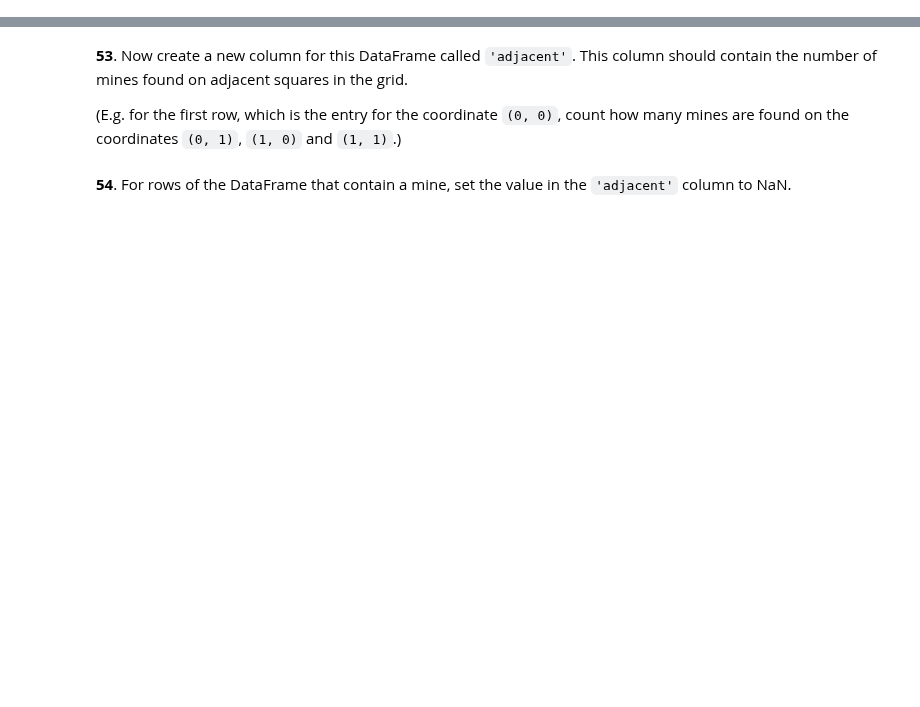
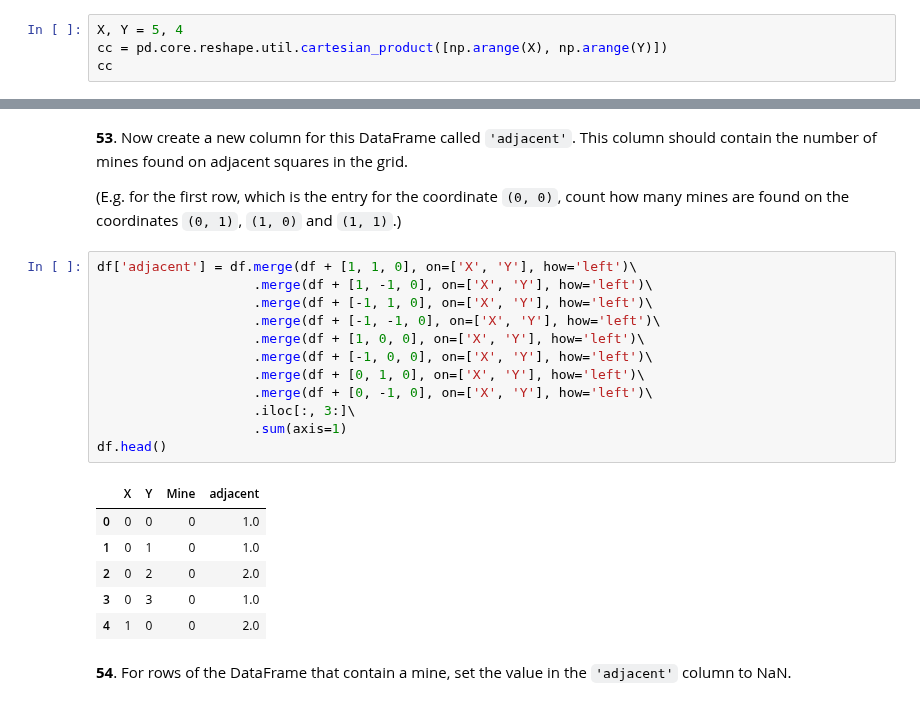
Before and after one commit to Jeyramana/GUVI_Assignments, a Jupyter notebook: Assignment_2/pandas_tasks.ipynb, the cells around one changed output, grey strips where cells are left out. Cells and saved outputs as stored; diff of their text form; blank space fills up the shorter version.

````diff
--- a/Assignment_2/pandas_tasks.ipynb
+++ b/Assignment_2/pandas_tasks.ipynb
@@ -931,3 +931,7 @@ To begin, generate a DataFrame `df` with two columns, `'x'` and `'y'` containing
 1  0  1
 2  0  2
 ```
+# %%
+X, Y = 5, 4
+cc = pd.core.reshape.util.cartesian_product([np.arange(X), np.arange(Y)])
+cc
@@ -937,5 +964,24 @@ To begin, generate a DataFrame `df` with two columns, `'x'` and `'y'` containing
 **53**. Now create a new column for this DataFrame called `'adjacent'`. This column should contain the number of mines found on adjacent squares in the grid.
 
 (E.g. for the first row, which is the entry for the coordinate `(0, 0)`, count how many mines are found on the coordinates `(0, 1)`, `(1, 0)` and `(1, 1)`.)
+# %%
+df['adjacent'] = df.merge(df + [1, 1, 0], on=['X', 'Y'], how='left')\
+                    .merge(df + [1, -1, 0], on=['X', 'Y'], how='left')\
+                    .merge(df + [-1, 1, 0], on=['X', 'Y'], how='left')\
+                    .merge(df + [-1, -1, 0], on=['X', 'Y'], how='left')\
+                    .merge(df + [1, 0, 0], on=['X', 'Y'], how='left')\
+                    .merge(df + [-1, 0, 0], on=['X', 'Y'], how='left')\
+                    .merge(df + [0, 1, 0], on=['X', 'Y'], how='left')\
+                    .merge(df + [0, -1, 0], on=['X', 'Y'], how='left')\
+                    .iloc[:, 3:]\
+                    .sum(axis=1)
+df.head()
+# %% [output]
+|  | X | Y | Mine | adjacent |
+| 0 | 0 | 0 | 0 | 1.0 |
+| 1 | 0 | 1 | 0 | 1.0 |
+| 2 | 0 | 2 | 0 | 2.0 |
+| 3 | 0 | 3 | 0 | 1.0 |
+| 4 | 1 | 0 | 0 | 2.0 |
 # %% [markdown]
 **54**. For rows of the DataFrame that contain a mine, set the value in the `'adjacent'` column to NaN.
````
Also changed, not shown: parts of 6 cells of this notebook.
